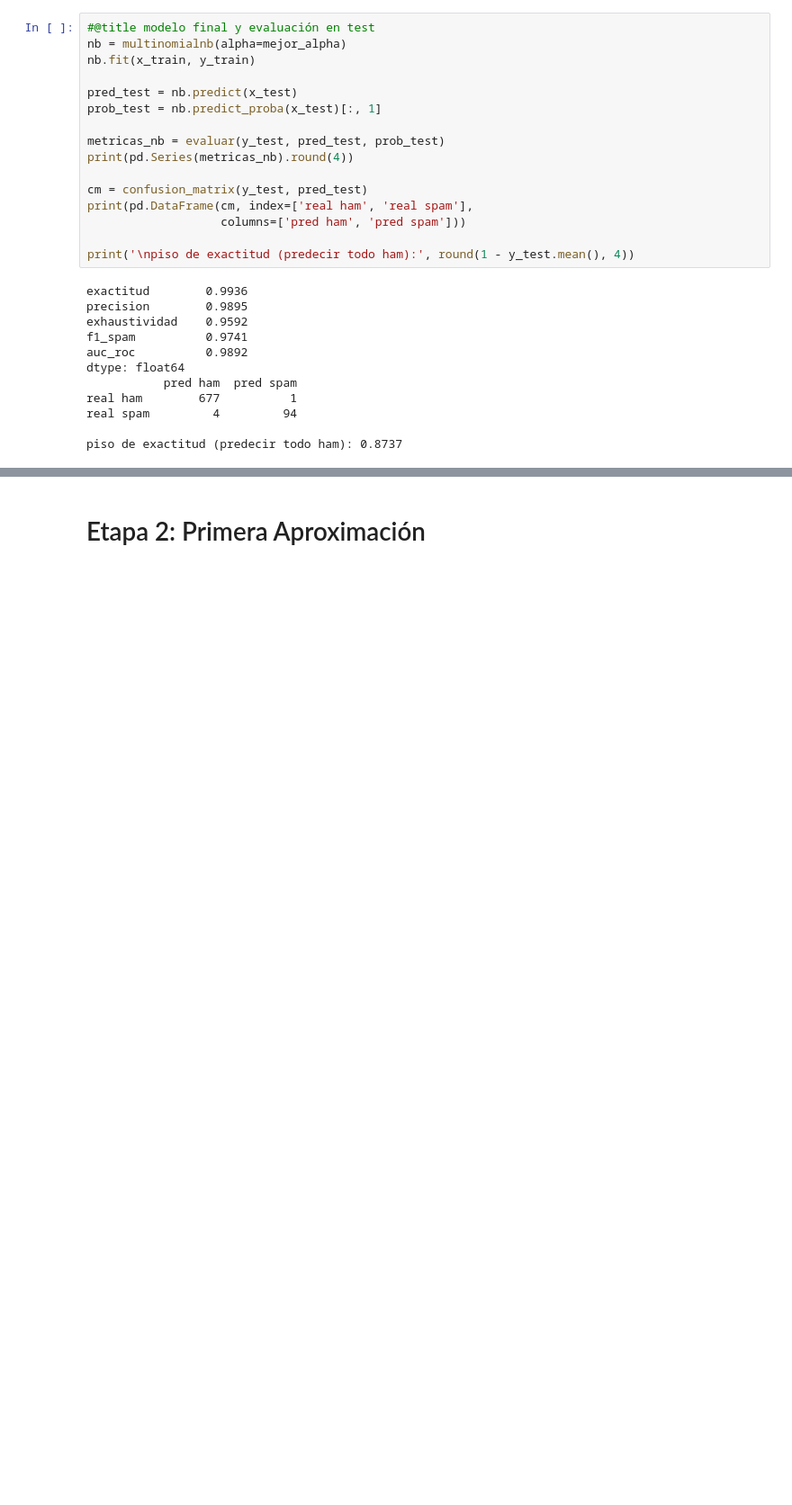
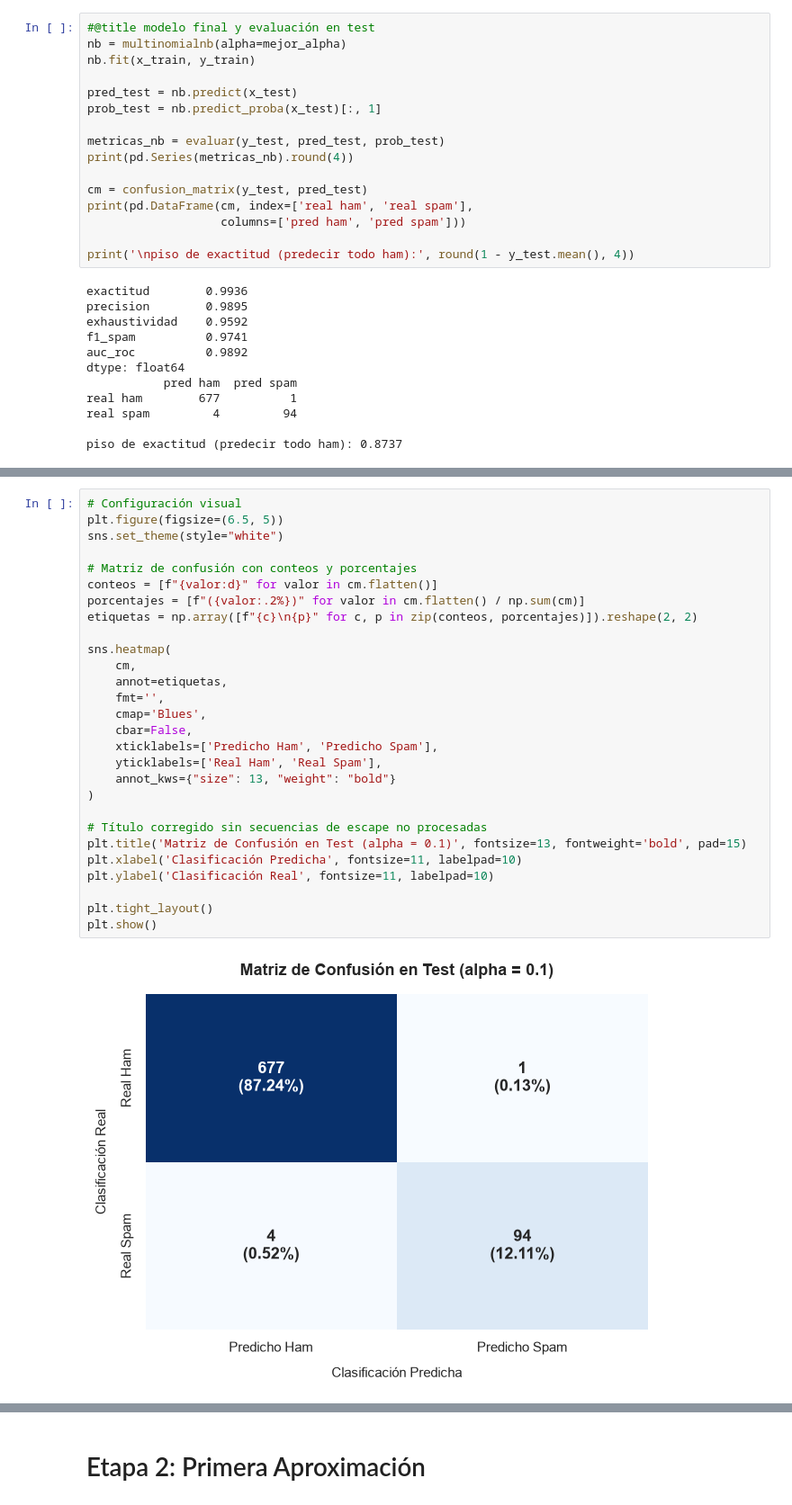
Before and after one commit to kao05/SpamAnalysis-TextMining, a Jupyter notebook: Project.ipynb, the cells around one changed output, grey strips where cells are left out. Shown at 90% size. Cells and saved outputs as stored; diff of their text form; blank space fills up the shorter version.

```diff
--- a/Project.ipynb
+++ b/Project.ipynb
@@ -313,0 +415,30 @@ auc_roc                  0.9892              0.3375                   0.0812
+# %%
+# Configuración visual
+plt.figure(figsize=(6.5, 5))
+sns.set_theme(style="white")
+
+# Matriz de confusión con conteos y porcentajes
+conteos = [f"{valor:d}" for valor in cm.flatten()]
+porcentajes = [f"({valor:.2%})" for valor in cm.flatten() / np.sum(cm)]
+etiquetas = np.array([f"{c}\n{p}" for c, p in zip(conteos, porcentajes)]).reshape(2, 2)
+
+sns.heatmap(
+    cm,
+    annot=etiquetas,
+    fmt='',
+    cmap='Blues',
+    cbar=False,
+    xticklabels=['Predicho Ham', 'Predicho Spam'],
+    yticklabels=['Real Ham', 'Real Spam'],
+    annot_kws={"size": 13, "weight": "bold"}
+)
+
+# Título corregido sin secuencias de escape no procesadas
+plt.title('Matriz de Confusión en Test (alpha = 0.1)', fontsize=13, fontweight='bold', pad=15)
+plt.xlabel('Clasificación Predicha', fontsize=11, labelpad=10)
+plt.ylabel('Clasificación Real', fontsize=11, labelpad=10)
+
+plt.tight_layout()
+plt.show()
+# %% [output]
+[figure, added]
```
Also changed, not shown: parts of 19 cells of this notebook, 1 other file.
